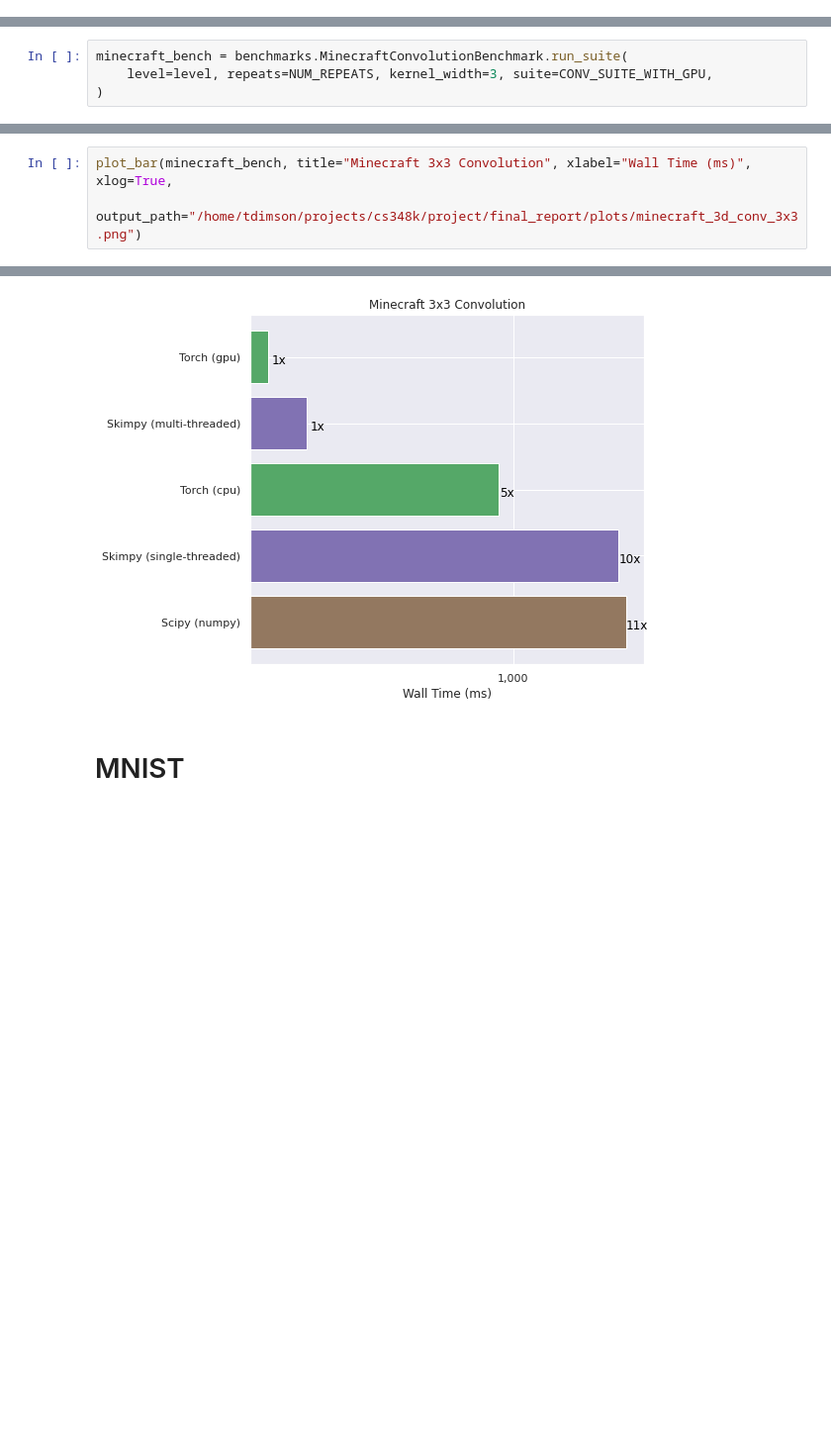
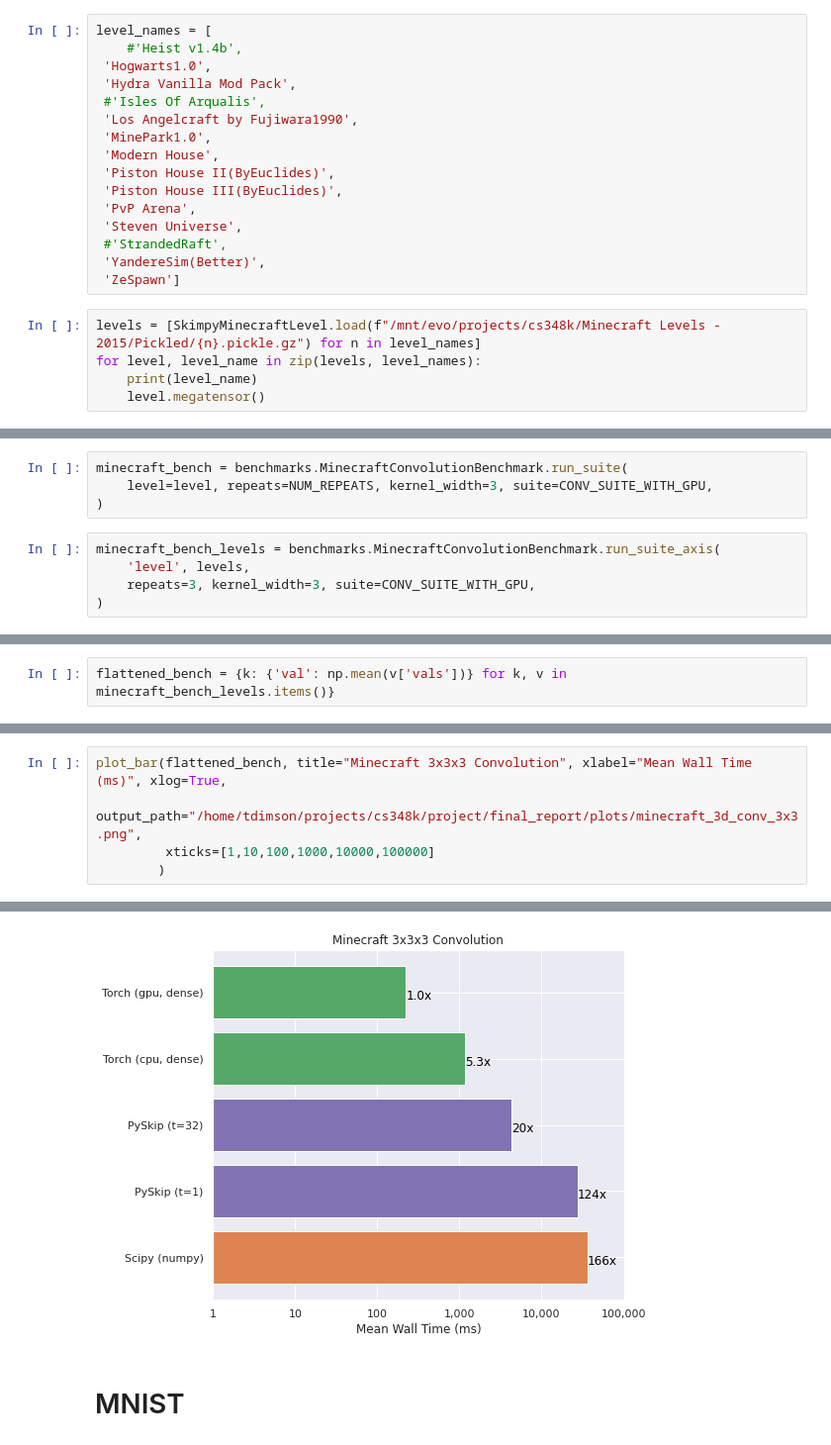
Before and after one commit to turtlesoupy/pyskip, a Jupyter notebook: notebooks/skimpy_bench_project.ipynb, the cells around one changed output, grey strips where cells are left out. Shown at 99% size. Drawn from its saved outputs; the diff is of its cells as text; blank space fills up the shorter version.

Commit message:
Upgrade bench

```diff
--- a/notebooks/skimpy_bench_project.ipynb
+++ b/notebooks/skimpy_bench_project.ipynb
@@ -839,0 +1084,21 @@ level = SkimpyMinecraftLevel.load("/mnt/evo/projects/cs348k/Minecraft Levels - 2
+# %%
+level_names = [
+    #'Heist v1.4b',
+ 'Hogwarts1.0',
+ 'Hydra Vanilla Mod Pack',
+ #'Isles Of Arqualis',
+ 'Los Angelcraft by Fujiwara1990',
+ 'MinePark1.0',
+ 'Modern House',
+ 'Piston House II(ByEuclides)',
+ 'Piston House III(ByEuclides)',
+ 'PvP Arena',
+ 'Steven Universe',
+ #'StrandedRaft',
+ 'YandereSim(Better)',
+ 'ZeSpawn']
+# %%
+levels = [SkimpyMinecraftLevel.load(f"/mnt/evo/projects/cs348k/Minecraft Levels - 2015/Pickled/{n}.pickle.gz") for n in level_names]
+for level, level_name in zip(levels, level_names):
+    print(level_name)
+    level.megatensor()
@@ -841,3 +1118,8 @@ level = SkimpyMinecraftLevel.load("/mnt/evo/projects/cs348k/Minecraft Levels - 2
 minecraft_bench = benchmarks.MinecraftConvolutionBenchmark.run_suite(
     level=level, repeats=NUM_REPEATS, kernel_width=3, suite=CONV_SUITE_WITH_GPU,
 )
+# %%
+minecraft_bench_levels = benchmarks.MinecraftConvolutionBenchmark.run_suite_axis(
+    'level', levels,
+    repeats=3, kernel_width=3, suite=CONV_SUITE_WITH_GPU,
+)
@@ -843,0 +1144,2 @@ minecraft_bench = benchmarks.MinecraftConvolutionBenchmark.run_suite(
+# %%
+flattened_bench = {k: {'val': np.mean(v['vals'])} for k, v in minecraft_bench_levels.items()}
@@ -844,9 +1172,11 @@ minecraft_bench = benchmarks.MinecraftConvolutionBenchmark.run_suite(
 # %%
-plot_bar(minecraft_bench, title="Minecraft 3x3 Convolution", xlabel="Wall Time (ms)", xlog=True,
-         output_path="/home/tdimson/projects/cs348k/project/final_report/plots/minecraft_3d_conv_3x3.png")
+plot_bar(flattened_bench, title="Minecraft 3x3x3 Convolution", xlabel="Mean Wall Time (ms)", xlog=True,
+         output_path="/home/tdimson/projects/cs348k/project/final_report/plots/minecraft_3d_conv_3x3.png",
+         xticks=[1,10,100,1000,10000,100000]
+        )
 # %% [output]
 Invalid limit will be ignored.
-[figure, old version]
+[figure, new version]
 # %% [markdown]
 # MNIST
 # %%
```
Also changed, not shown: parts of 47 cells of this notebook.
